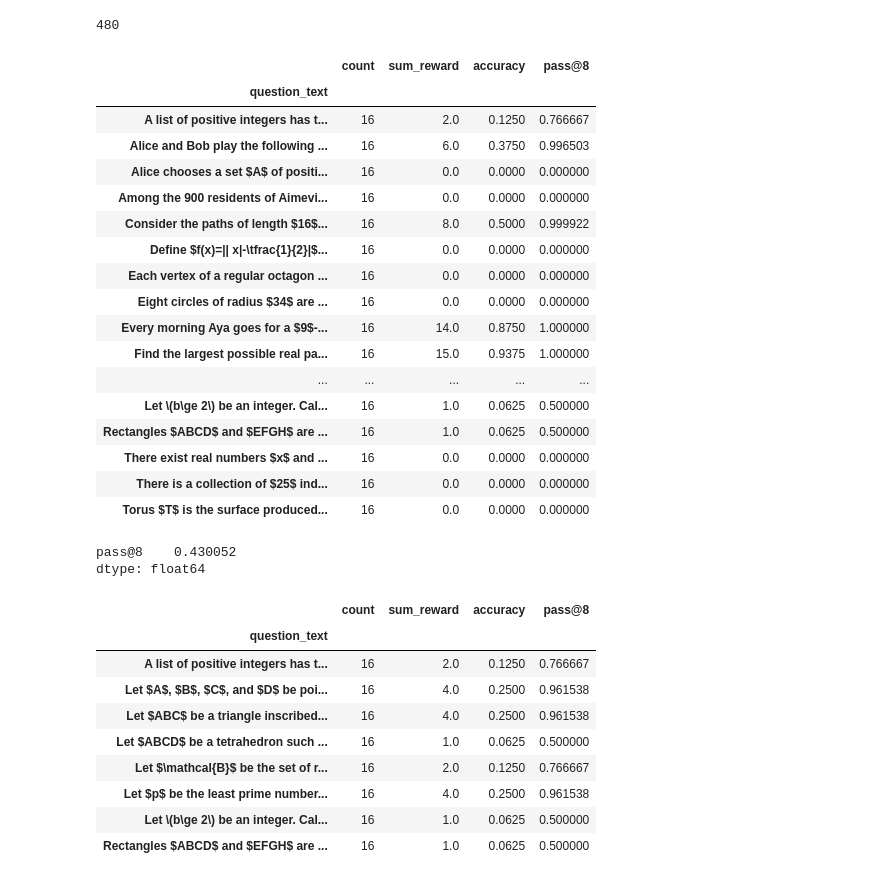
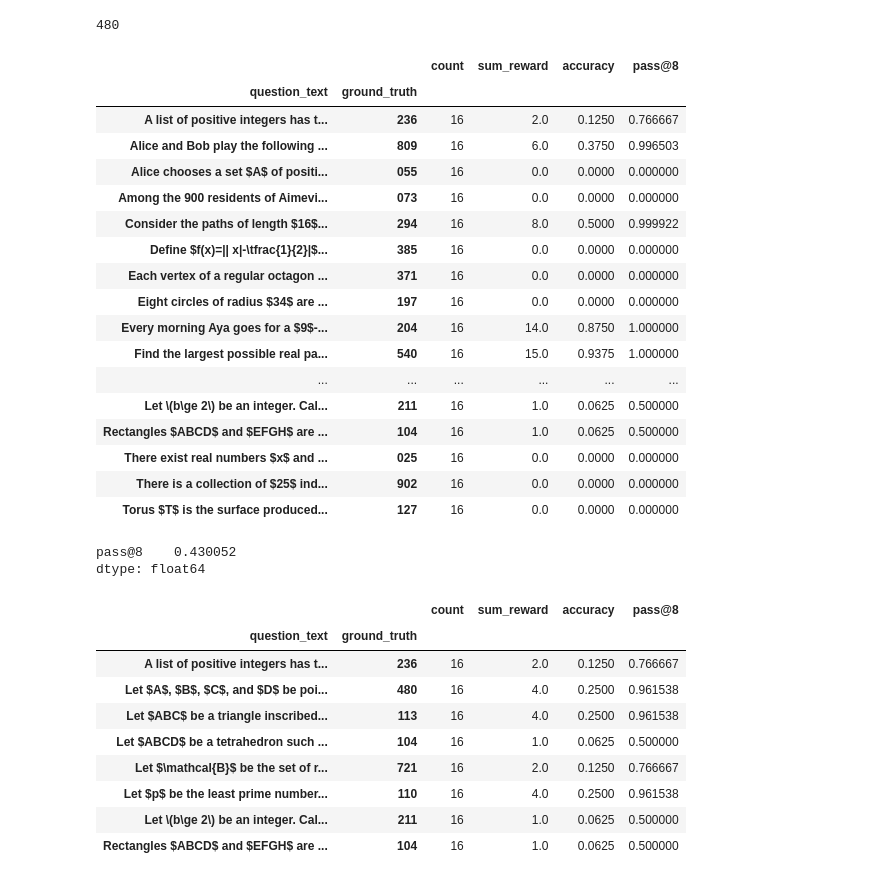
Before and after one commit to xiiiiiiiiii/strategicLearning, a Jupyter notebook: DeepScaleR-eval/aime_eval_analysis.ipynb, the cells around one changed output. Cells and saved outputs as stored; diff of their text form; code cells hidden in the pictures.

```diff
--- a/DeepScaleR-eval/aime_eval_analysis.ipynb
+++ b/DeepScaleR-eval/aime_eval_analysis.ipynb
@@ -141,44 +144,44 @@ def pass_at_k(n, c, k):
 # pass_at_k(16, 2, 1)
 # %%
 perf = (
-    df[['question_text', 'reward']]
-    .groupby('question_text')
+    df[['question_text', 'ground_truth', 'reward']]
+    .groupby(['question_text', 'ground_truth'])
     .agg(
         count=('reward', 'count'),
         sum_reward=('reward', 'sum'),
         accuracy=('reward', 'mean')
     )
 )
 
 # If only answer with an extarcted \boxed{...} answer are kept, count isn't always 16.
 # assert(len(perf[perf['count'] != 16]) == 0)
 # perf[f'pass@{k}'] = perf['sum_reward'].apply(lambda x: pass_at_k(16, x, k))
 
 k = 8
 perf[f'pass@{k}'] = perf.apply(
     lambda x: pass_at_k(x['count'], x['sum_reward'], k),
     axis=1
 )
 perf
 # %% [output]
-|  | count | sum_reward | accuracy | pass@8 |
-| question_text |  |  |  |  |
-| A list of positive integers has t... | 16 | 2.0 | 0.1250 | 0.766667 |
-| Alice and Bob play the following ... | 16 | 6.0 | 0.3750 | 0.996503 |
-| Alice chooses a set $A$ of positi... | 16 | 0.0 | 0.0000 | 0.000000 |
-| Among the 900 residents of Aimevi... | 16 | 0.0 | 0.0000 | 0.000000 |
-| Consider the paths of length $16$... | 16 | 8.0 | 0.5000 | 0.999922 |
-| Define $f(x)=|| x|-\tfrac{1}{2}|$... | 16 | 0.0 | 0.0000 | 0.000000 |
-| Each vertex of a regular octagon ... | 16 | 0.0 | 0.0000 | 0.000000 |
-| Eight circles of radius $34$ are ... | 16 | 0.0 | 0.0000 | 0.000000 |
-| Every morning Aya goes for a $9$-... | 16 | 14.0 | 0.8750 | 1.000000 |
-| Find the largest possible real pa... | 16 | 15.0 | 0.9375 | 1.000000 |
-| ... | ... | ... | ... | ... |
-| Let \(b\ge 2\) be an integer. Cal... | 16 | 1.0 | 0.0625 | 0.500000 |
-| Rectangles $ABCD$ and $EFGH$ are ... | 16 | 1.0 | 0.0625 | 0.500000 |
-| There exist real numbers $x$ and ... | 16 | 0.0 | 0.0000 | 0.000000 |
-| There is a collection of $25$ ind... | 16 | 0.0 | 0.0000 | 0.000000 |
-| Torus $T$ is the surface produced... | 16 | 0.0 | 0.0000 | 0.000000 |
+|  |  | count | sum_reward | accuracy | pass@8 |
+| question_text | ground_truth |  |  |  |  |
+| A list of positive integers has t... | 236 | 16 | 2.0 | 0.1250 | 0.766667 |
+| Alice and Bob play the following ... | 809 | 16 | 6.0 | 0.3750 | 0.996503 |
+| Alice chooses a set $A$ of positi... | 055 | 16 | 0.0 | 0.0000 | 0.000000 |
+| Among the 900 residents of Aimevi... | 073 | 16 | 0.0 | 0.0000 | 0.000000 |
+| Consider the paths of length $16$... | 294 | 16 | 8.0 | 0.5000 | 0.999922 |
+| Define $f(x)=|| x|-\tfrac{1}{2}|$... | 385 | 16 | 0.0 | 0.0000 | 0.000000 |
+| Each vertex of a regular octagon ... | 371 | 16 | 0.0 | 0.0000 | 0.000000 |
+| Eight circles of radius $34$ are ... | 197 | 16 | 0.0 | 0.0000 | 0.000000 |
+| Every morning Aya goes for a $9$-... | 204 | 16 | 14.0 | 0.8750 | 1.000000 |
+| Find the largest possible real pa... | 540 | 16 | 15.0 | 0.9375 | 1.000000 |
+| ... | ... | ... | ... | ... | ... |
+| Let \(b\ge 2\) be an integer. Cal... | 211 | 16 | 1.0 | 0.0625 | 0.500000 |
+| Rectangles $ABCD$ and $EFGH$ are ... | 104 | 16 | 1.0 | 0.0625 | 0.500000 |
+| There exist real numbers $x$ and ... | 025 | 16 | 0.0 | 0.0000 | 0.000000 |
+| There is a collection of $25$ ind... | 902 | 16 | 0.0 | 0.0000 | 0.000000 |
+| Torus $T$ is the surface produced... | 127 | 16 | 0.0 | 0.0000 | 0.000000 |
 # %%
 overall_perf = perf[[f'pass@{k}']].mean()
 overall_perf
@@ -187,15 +190,16 @@ pass@8    0.430052
 dtype: float64
 # %%
 # Ripe for improvement
-perf[(perf['accuracy'] <= 0.25) & (perf['accuracy'] > 0.0)]
+ripe = perf[(perf['accuracy'] <= 0.25) & (perf['accuracy'] > 0.0)]
+ripe
 # %% [output]
-|  | count | sum_reward | accuracy | pass@8 |
-| question_text |  |  |  |  |
-| A list of positive integers has t... | 16 | 2.0 | 0.1250 | 0.766667 |
-| Let $A$, $B$, $C$, and $D$ be poi... | 16 | 4.0 | 0.2500 | 0.961538 |
-| Let $ABC$ be a triangle inscribed... | 16 | 4.0 | 0.2500 | 0.961538 |
-| Let $ABCD$ be a tetrahedron such ... | 16 | 1.0 | 0.0625 | 0.500000 |
-| Let $\mathcal{B}$ be the set of r... | 16 | 2.0 | 0.1250 | 0.766667 |
-| Let $p$ be the least prime number... | 16 | 4.0 | 0.2500 | 0.961538 |
-| Let \(b\ge 2\) be an integer. Cal... | 16 | 1.0 | 0.0625 | 0.500000 |
-| Rectangles $ABCD$ and $EFGH$ are ... | 16 | 1.0 | 0.0625 | 0.500000 |
+|  |  | count | sum_reward | accuracy | pass@8 |
+| question_text | ground_truth |  |  |  |  |
+| A list of positive integers has t... | 236 | 16 | 2.0 | 0.1250 | 0.766667 |
+| Let $A$, $B$, $C$, and $D$ be poi... | 480 | 16 | 4.0 | 0.2500 | 0.961538 |
+| Let $ABC$ be a triangle inscribed... | 113 | 16 | 4.0 | 0.2500 | 0.961538 |
+| Let $ABCD$ be a tetrahedron such ... | 104 | 16 | 1.0 | 0.0625 | 0.500000 |
+| Let $\mathcal{B}$ be the set of r... | 721 | 16 | 2.0 | 0.1250 | 0.766667 |
+| Let $p$ be the least prime number... | 110 | 16 | 4.0 | 0.2500 | 0.961538 |
+| Let \(b\ge 2\) be an integer. Cal... | 211 | 16 | 1.0 | 0.0625 | 0.500000 |
+| Rectangles $ABCD$ and $EFGH$ are ... | 104 | 16 | 1.0 | 0.0625 | 0.500000 |
```
Also changed, not shown: parts of 5 cells of this notebook, 3 other files.
